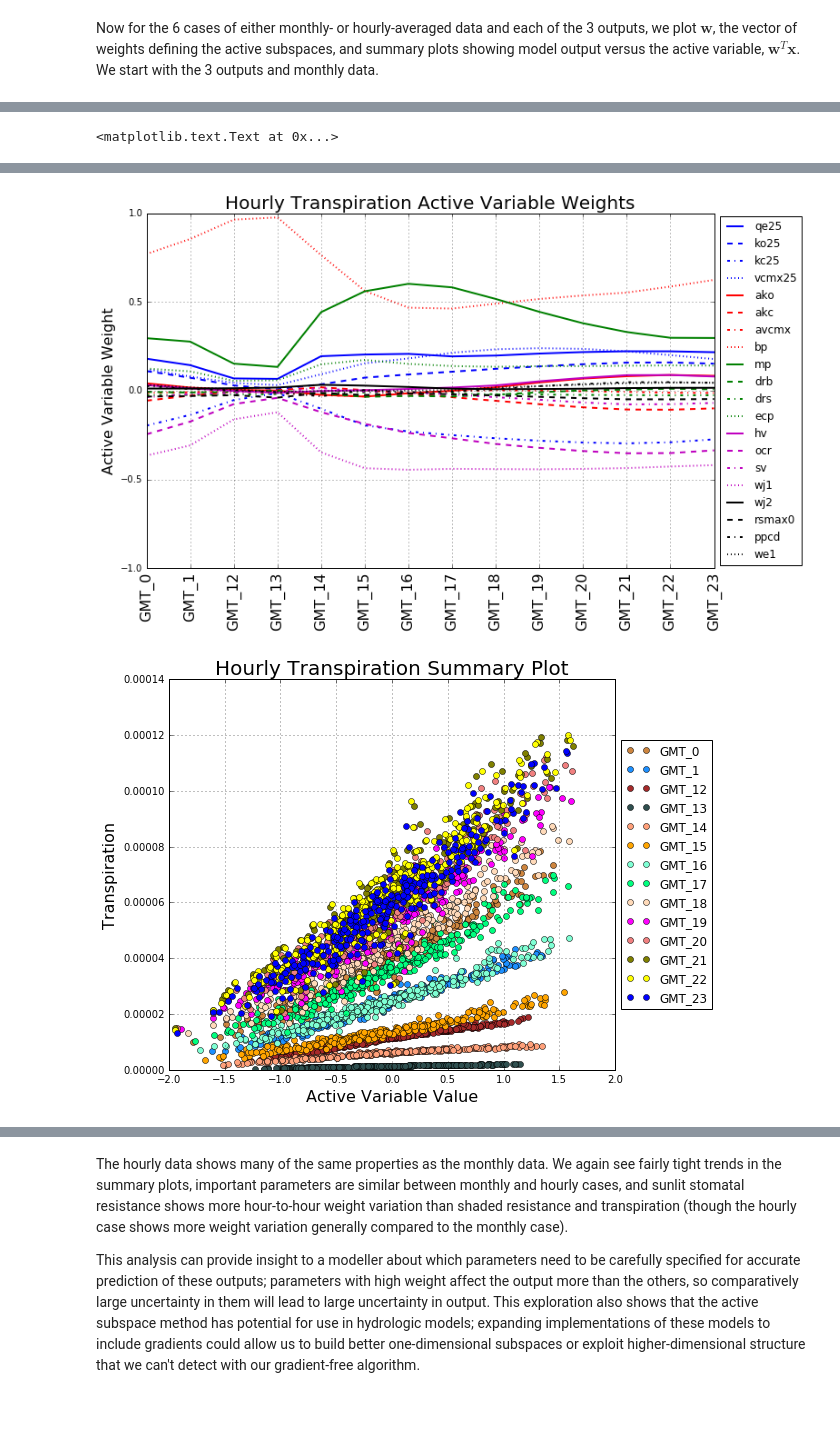
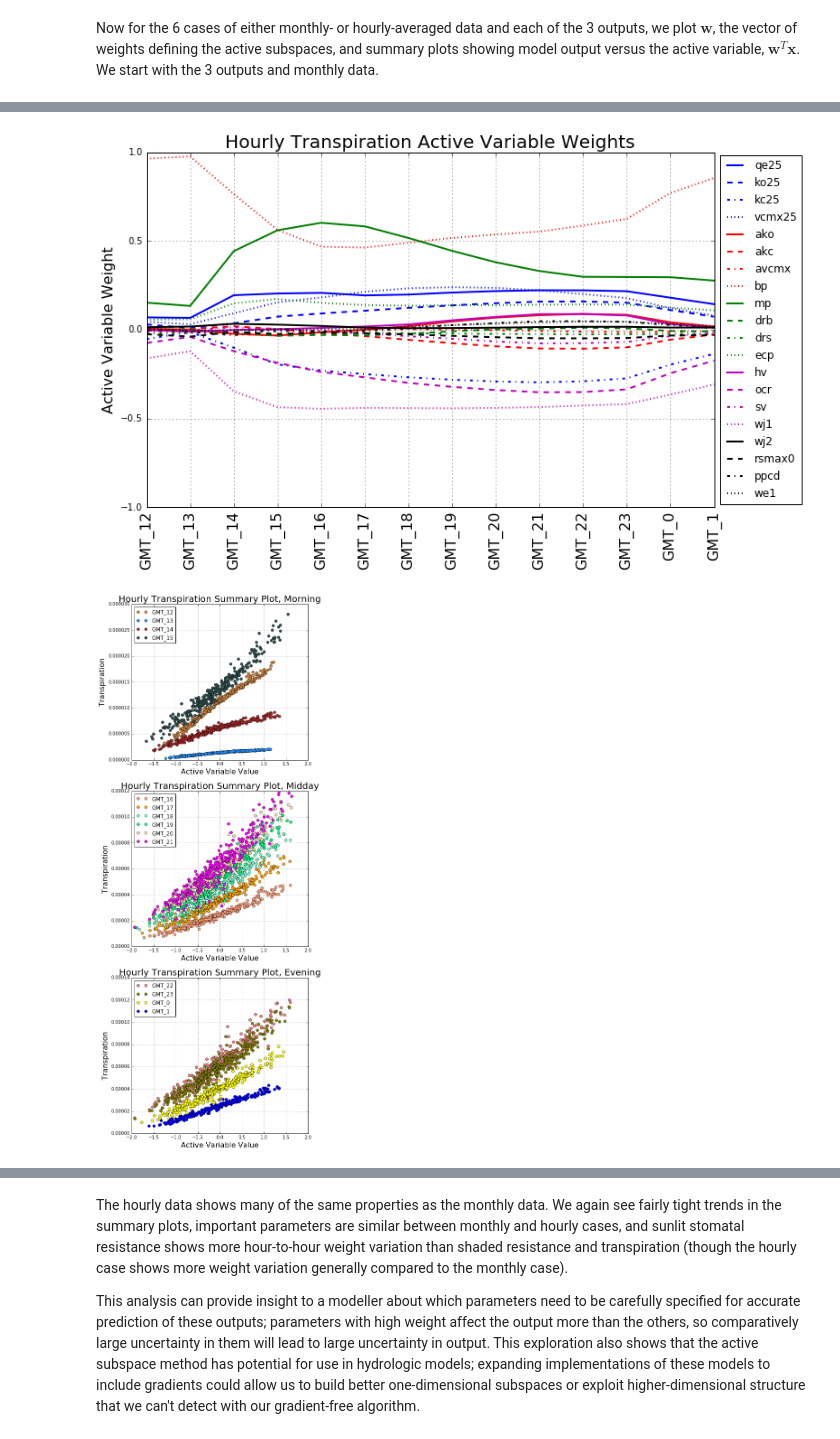
Before and after one commit to paulcon/as-data-sets, a Jupyter notebook: Stomatal_Resistance/Stomatal_Resistance.ipynb, the cells around one changed output, grey strips where cells are left out. Drawn from its saved outputs; the diff is of its cells as text; code cells hidden in the pictures; blank space fills up the shorter version.

```diff
--- a/Stomatal_Resistance/Stomatal_Resistance.ipynb
+++ b/Stomatal_Resistance/Stomatal_Resistance.ipynb
@@ -106,16 +106,16 @@ trans_monthly = pn.DataFrame.from_csv('Tonzi_Stomata_SC.mo_avg_tran_veg.txt', se
 month_labels = ["September", "October", "November", "December", "January", "February",
                 "March", "April", "May", "June", "July", "August"]
 
+#Labels for the hours
+hour_labels = ["GMT_12", "GMT_13", "GMT_14", "GMT_15", "GMT_16", "GMT_17",
+               "GMT_18", "GMT_19", "GMT_20", "GMT_21", "GMT_22", "GMT_23", "GMT_0", "GMT_1"]
 #Read hourly-averaged model output
 res_shade_hourly = pn.DataFrame.from_csv('Tonzi_Stomata_SC.JJA_hr_avg_rssha.txt', sep=' ',
-                                         index_col=None).as_matrix()
+                                         index_col=None)[hour_labels].as_matrix()
 res_sun_hourly = pn.DataFrame.from_csv('Tonzi_Stomata_SC.JJA_hr_avg_rssun.txt', sep=' ',
-                                         index_col=None).as_matrix()
+                                         index_col=None)[hour_labels].as_matrix()
 trans_hourly = pn.DataFrame.from_csv('Tonzi_Stomata_SC.JJA_hr_avg_tran_veg.txt', sep=' ',
-                                         index_col=None).as_matrix()
-#Labels for the hours
-hour_labels = ["GMT_0", "GMT_1", "GMT_12", "GMT_13", "GMT_14", "GMT_15", "GMT_16", "GMT_17",
-               "GMT_18", "GMT_19", "GMT_20", "GMT_21", "GMT_22", "GMT_23"]
+                                         index_col=None)[hour_labels].as_matrix()
 # %% [markdown]
 Now for the 6 cases of either monthly- or hourly-averaged data and each of the 3 outputs, we plot $\mathbf w$, the vector of weights defining the active subspaces, and summary plots showing model output versus the active variable, $\mathbf w^T\mathbf x$. We start with the 3 outputs and monthly data.
 # %%
@@ -327,17 +336,20 @@ plt.gca().set_position([box.x0, box.y0, box.width * 0.8, box.height])
 plt.legend(loc='center left', bbox_to_anchor=(1, 0.5))
 plt.title('Hourly Transpiration Active Variable Weights', fontsize=20)
 
-plt.figure(figsize=(10, 7))
-for i in range(trans_hourly.shape[1]):
-    ss.compute(X=XX, f=trans_hourly[:,i][:,None], sstype='OLS')
-    plt.plot(XX.dot(ss.W1), trans_hourly[:,i], linewidth=0, marker='o', color=colors[i],
-             markersize=6, label=hour_labels[i])
-plt.grid(True)
-plt.ylabel('Transpiration', fontsize=16)
-plt.xlabel('Active Variable Value', fontsize=16)
-box = plt.gca().get_position()
-plt.gca().set_position([box.x0, box.y0, box.width * 0.8, box.height])
-plt.legend(loc='center left', bbox_to_anchor=(1, 0.5))
-plt.title('Hourly Transpiration Summary Plot', fontsize=20)
+
+indices = [[0, 1, 2, 3], [4, 5, 6, 7, 8, 9], [10, 11, 12, 13]]
+times = ['Morning', 'Midday', 'Evening']
+plt.subplots(3, 1, figsize=(7, 7*3))
+for j in range(3):
+    plt.subplot(3, 1, j+1)
+    for k in range(len(indices[j])):
+        i = indices[j][k]
+        ss.compute(X=XX, f=trans_hourly[:,i][:,None], sstype='OLS')
+        plt.plot(XX.dot(ss.W1), trans_hourly[:,i], linewidth=0, marker='o', color=colors[i],
+                 markersize=6, label=hour_labels[i])
+    plt.grid(True)
+    plt.ylabel('Transpiration', fontsize=16)
+    plt.xlabel('Active Variable Value', fontsize=16)
+    plt.legend(loc='upper left')
+    plt.title('Hourly Transpiration Summary Plot, {}'.format(times[j]), fontsize=20)
 # %% [output]
-<matplotlib.text.Text at 0x...>
@@ -345,5 +357,5 @@ plt.title('Hourly Transpiration Summary Plot', fontsize=20)
-[figure, old version]
+[figure, new version]
-[figure, old version]
+[figure, new version]
 # %%
 #Make plots for hourly-averaged shaded stomatal resistance
 
```
Also changed, not shown: parts of 7 cells of this notebook.
